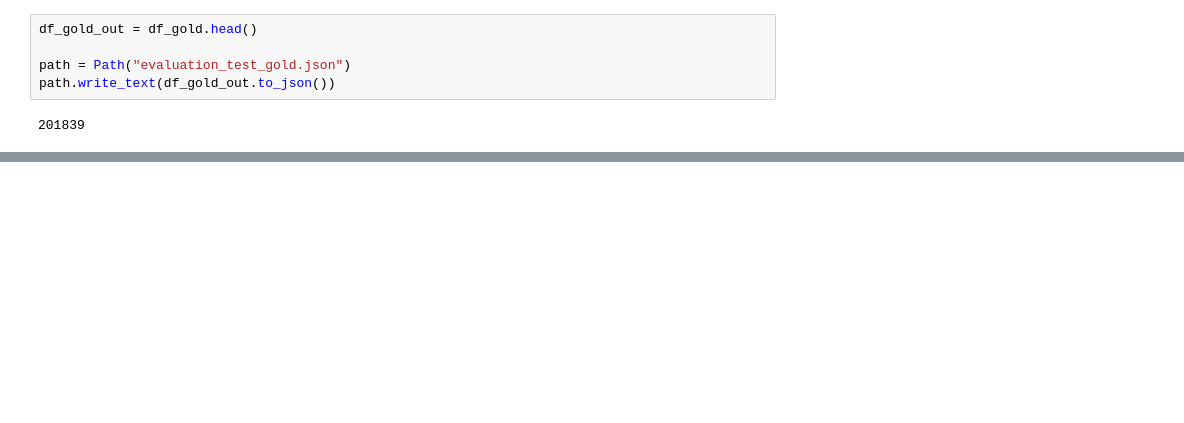
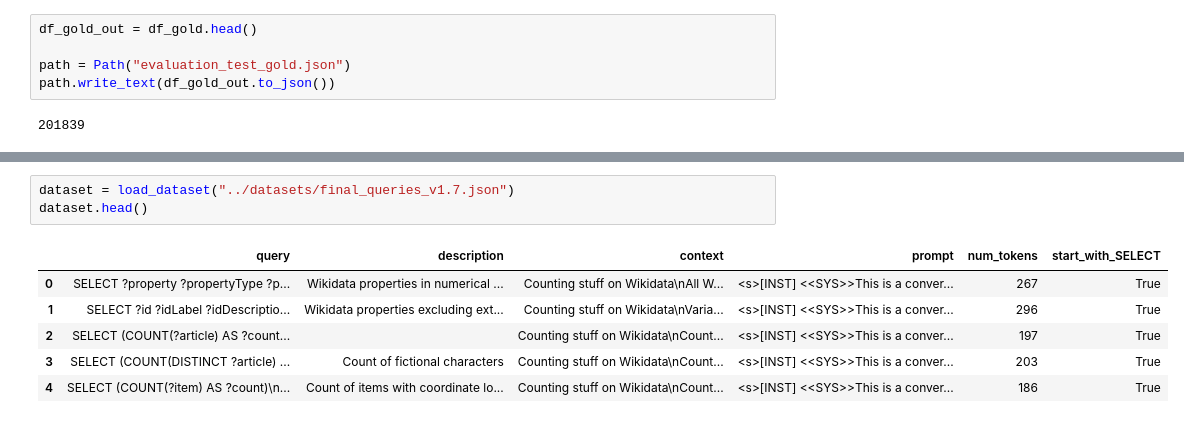
Before and after one commit to Gratic/Finetuning-LLM-for-SPARQL-generation, a Jupyter notebook: scripts/to_delete.ipynb, the cells around one changed output, grey strips where cells are left out. Cells and saved outputs as stored; diff of their text form; blank space fills up the shorter version.

```diff
--- a/scripts/to_delete.ipynb
+++ b/scripts/to_delete.ipynb
@@ -159,0 +168,10 @@ path.write_text(df_gold_out.to_json())
+# %%
+dataset = load_dataset("../datasets/final_queries_v1.7.json")
+dataset.head()
+# %% [output]
+|  | query | description | context | prompt | num_tokens | start_with_SELECT |
+| 0 | SELECT ?property ?propertyType ?p... | Wikidata properties in numerical ... | Counting stuff on Wikidata\nAll W... | <s>[INST] <<SYS>>This is a conver... | 267 | True |
+| 1 | SELECT ?id ?idLabel ?idDescriptio... | Wikidata properties excluding ext... | Counting stuff on Wikidata\nVaria... | <s>[INST] <<SYS>>This is a conver... | 296 | True |
+| 2 | SELECT (COUNT(?article) AS ?count... |  | Counting stuff on Wikidata\nCount... | <s>[INST] <<SYS>>This is a conver... | 197 | True |
+| 3 | SELECT (COUNT(DISTINCT ?article) ... | Count of fictional characters | Counting stuff on Wikidata\nCount... | <s>[INST] <<SYS>>This is a conver... | 203 | True |
+| 4 | SELECT (COUNT(?item) AS ?count)\n... | Count of items with coordinate lo... | Counting stuff on Wikidata\nCount... | <s>[INST] <<SYS>>This is a conver... | 186 | True |
```
Also changed, not shown: parts of 4 cells of this notebook, 4 other files.
